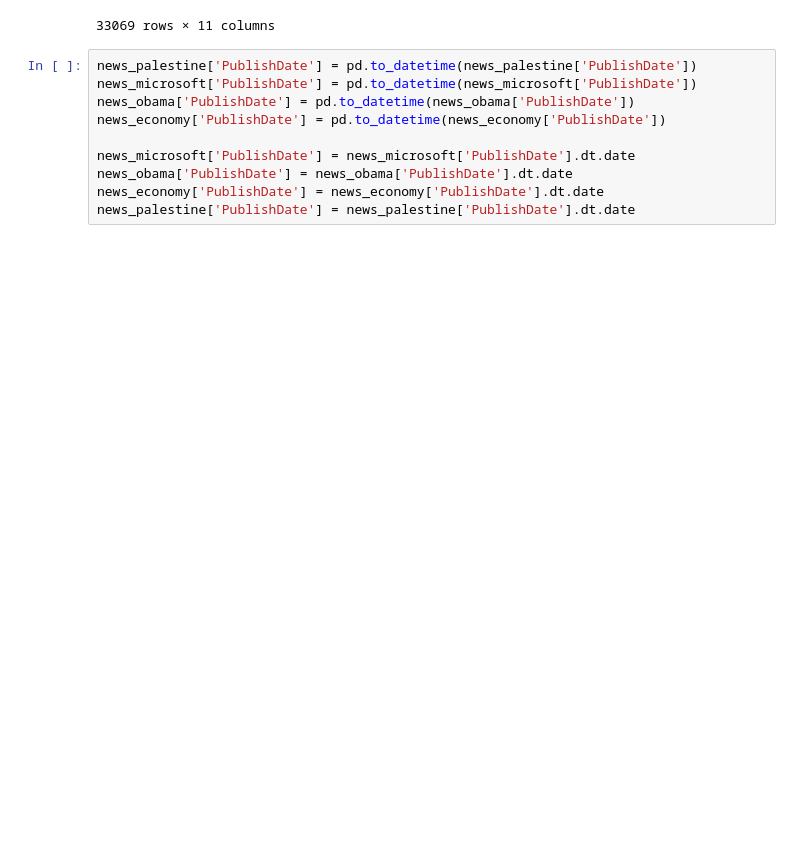
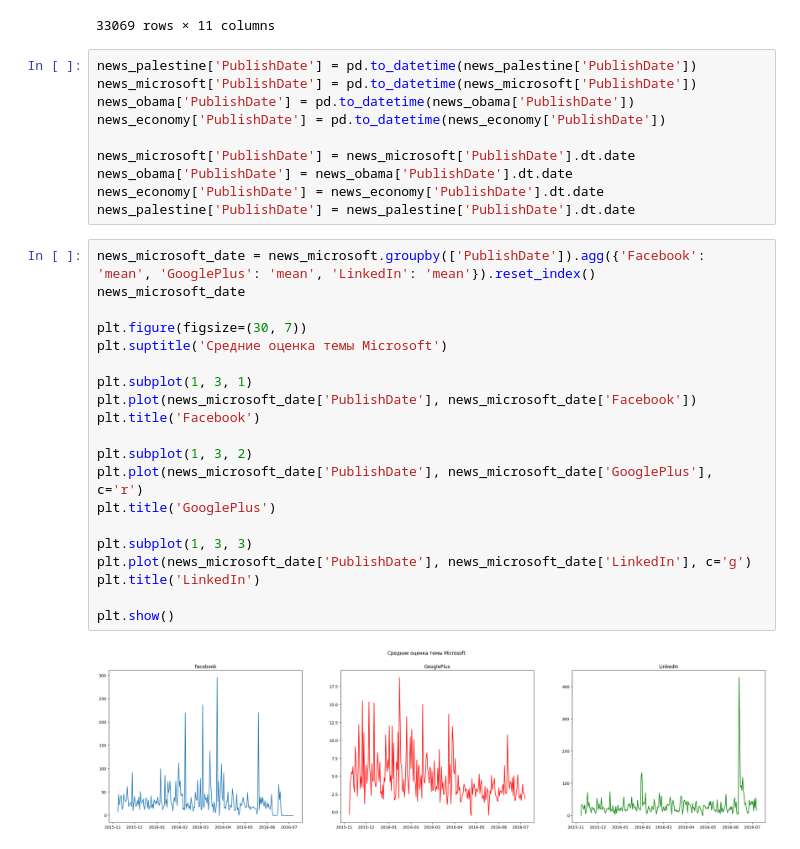
Before and after one commit to nikita221723/News-popularity, a Jupyter notebook: News_popularity.ipynb, the cells around one changed output. Cells and saved outputs as stored; diff of their text form; blank space fills up the shorter version.

Commit message:
group by date and mean score

```diff
--- a/News_popularity.ipynb
+++ b/News_popularity.ipynb
@@ -137,3 +137,25 @@ news_microsoft['PublishDate'] = news_microsoft['PublishDate'].dt.date
 news_obama['PublishDate'] = news_obama['PublishDate'].dt.date
 news_economy['PublishDate'] = news_economy['PublishDate'].dt.date
 news_palestine['PublishDate'] = news_palestine['PublishDate'].dt.date
+# %%
+news_microsoft_date = news_microsoft.groupby(['PublishDate']).agg({'Facebook': 'mean', 'GooglePlus': 'mean', 'LinkedIn': 'mean'}).reset_index()
+news_microsoft_date
+
+plt.figure(figsize=(30, 7))
+plt.suptitle('Средние оценка темы Microsoft')
+
+plt.subplot(1, 3, 1)
+plt.plot(news_microsoft_date['PublishDate'], news_microsoft_date['Facebook'])
+plt.title('Facebook')
+
+plt.subplot(1, 3, 2)
+plt.plot(news_microsoft_date['PublishDate'], news_microsoft_date['GooglePlus'], c='r')
+plt.title('GooglePlus')
+
+plt.subplot(1, 3, 3)
+plt.plot(news_microsoft_date['PublishDate'], news_microsoft_date['LinkedIn'], c='g')
+plt.title('LinkedIn')
+
+plt.show()
+# %% [output]
+[figure, added]
```
Also changed, not shown: parts of 8 cells of this notebook.
